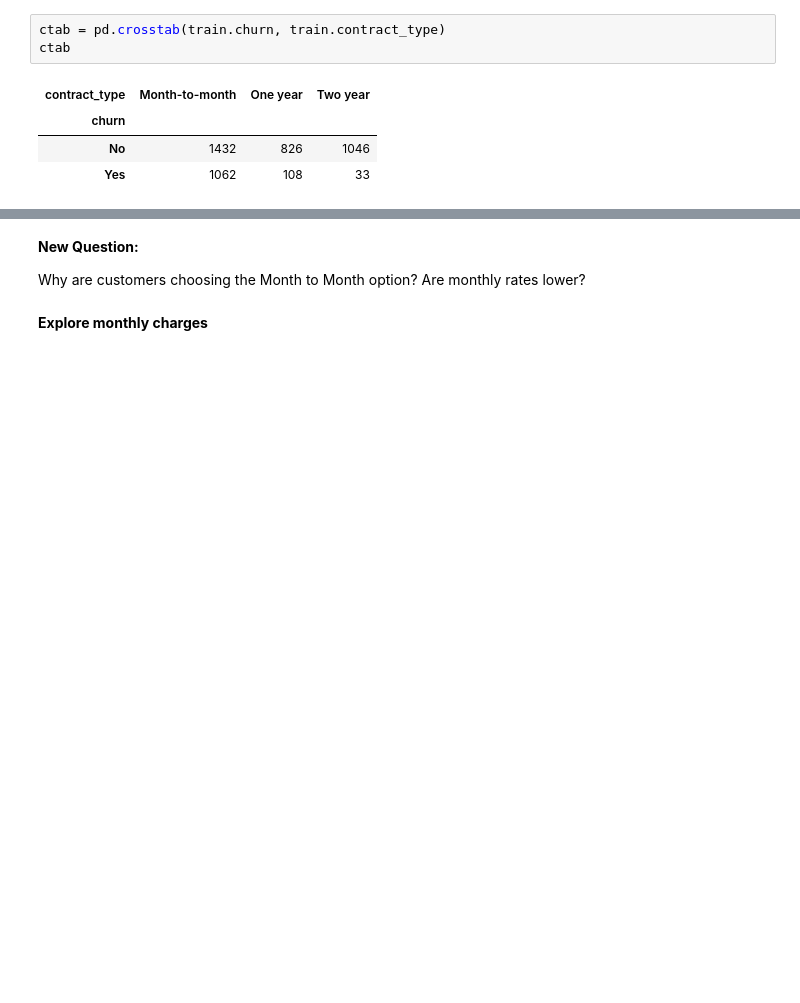
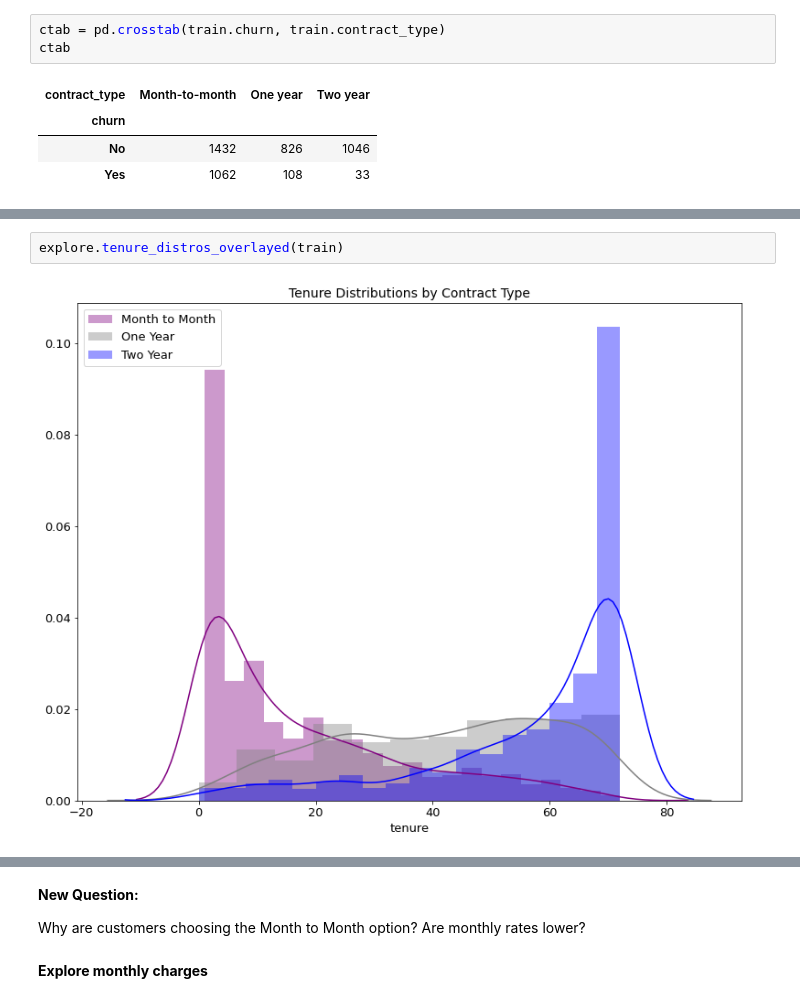
Before and after one commit to Churning-Up-the-Heat/classification-project, a Jupyter notebook: customers_churning_final.ipynb, the cells around one changed output, grey strips where cells are left out. Cells and saved outputs as stored; diff of their text form; blank space fills up the shorter version.

```diff
--- a/customers_churning_final.ipynb
+++ b/customers_churning_final.ipynb
@@ -357,0 +378,4 @@ ctab
+# %%
+explore.tenure_distros_overlayed(train)
+# %% [output]
+[figure, added]
```
Also changed, not shown: parts of 46 cells of this notebook.
